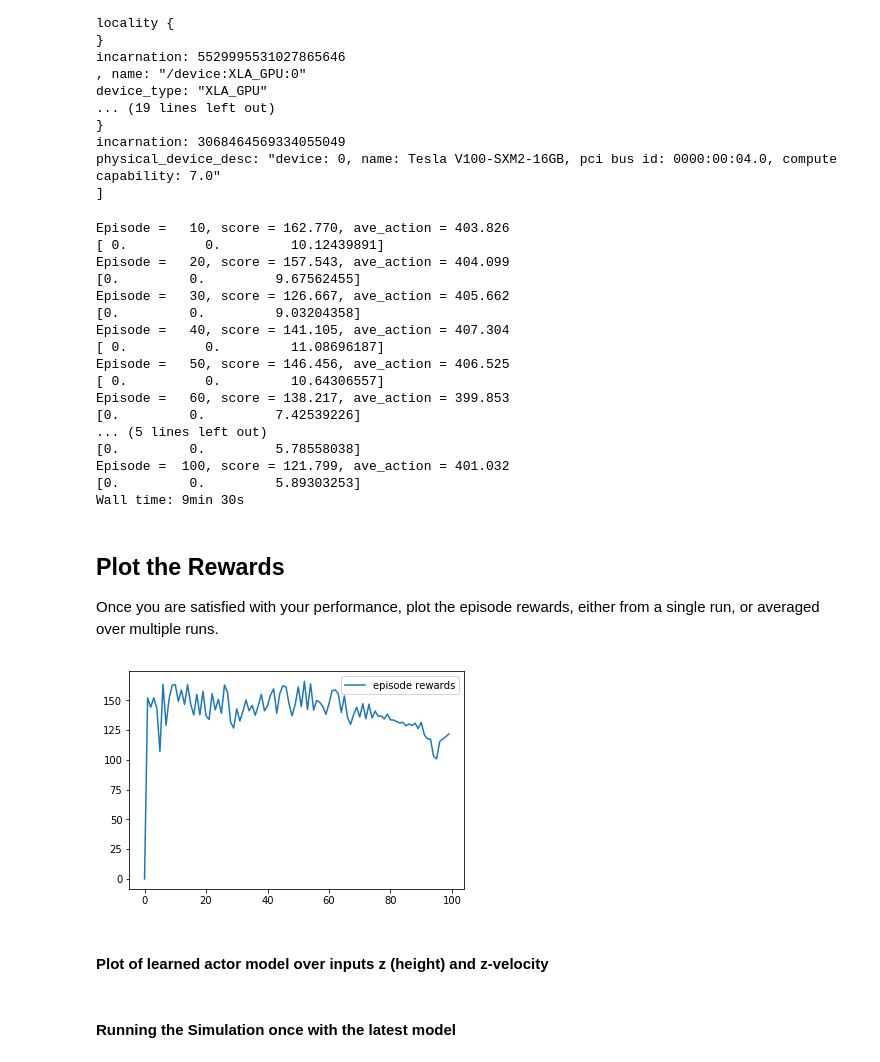
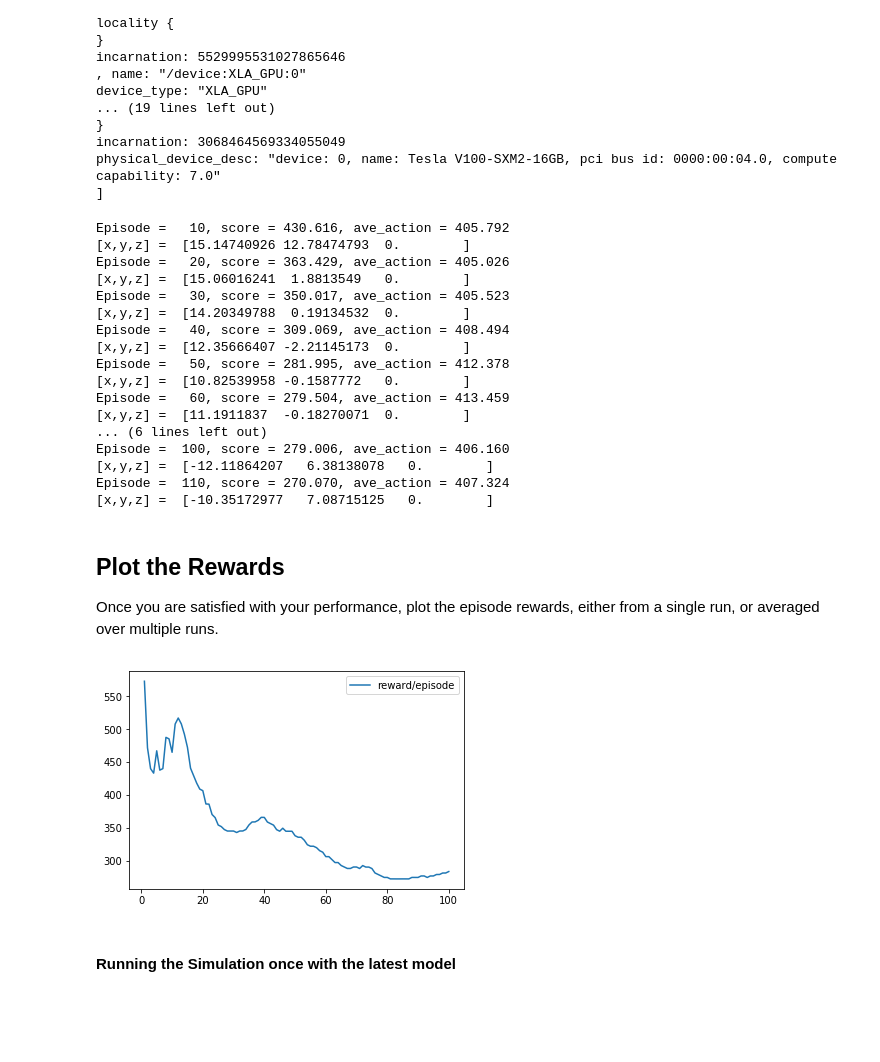
Before and after one commit to Steve--Hunter/RL-Quadcopter-2, a Jupyter notebook: Quadcopter_Project.ipynb, the cells around one changed output. Saved outputs shown, nothing was run; the diff lists cells and outputs as text; code cells hidden in the pictures; blank space fills up the shorter version.

```diff
--- a/Quadcopter_Project.ipynb
+++ b/Quadcopter_Project.ipynb
@@ -272,8 +270,12 @@ from task import Task
 import matplotlib.pyplot as plt
 %matplotlib inline
 
+reward_log = "reward.txt"
+reward_labels = ['episode', 'reward']
+reward_results = {x : [] for x in reward_labels}
 
-num_episodes = 100
+
+num_episodes = 500
 target_pos = np.array([0., 0., 10.])
 init_pose = np.array([0.,0.,10.,0.,0.,0.])
 
@@ -299,40 +301,43 @@ for i_episode in range(1, num_episodes+1):
             if i_episode % 10 == 0:
                 print("Episode = {:4d}, score = {:7.3f}, ave_action = {:7.3f}\n".format(
                     i_episode, agent.score, action_total/action_count), end="")
-                print(task.sim.pose[:3]) # [debug]
+                print("[x,y,z] = ",task.sim.pose[:3]) # [debug]
 
             break
+    reward_results['episode'].append(i_episode)
+    reward_results['reward'].append(agent.score)
     sys.stdout.flush()
 # %% [output]
-Episode =   10, score = 162.770, ave_action = 403.826
-[ 0.          0.         10.12439891]
-Episode =   20, score = 157.543, ave_action = 404.099
-[0.         0.         9.67562455]
-Episode =   30, score = 126.667, ave_action = 405.662
-[0.         0.         9.03204358]
-Episode =   40, score = 141.105, ave_action = 407.304
-[ 0.          0.         11.08696187]
-Episode =   50, score = 146.456, ave_action = 406.525
-[ 0.          0.         10.64306557]
-Episode =   60, score = 138.217, ave_action = 399.853
-[0.         0.         7.42539226]
-... (5 lines left out)
-[0.         0.         5.78558038]
-Episode =  100, score = 121.799, ave_action = 401.032
-[0.         0.         5.89303253]
-Wall time: 9min 30s
+Episode =   10, score = 430.616, ave_action = 405.792
+[x,y,z] =  [15.14740926 12.78474793  0.        ]
+Episode =   20, score = 363.429, ave_action = 405.026
+[x,y,z] =  [15.06016241  1.8813549   0.        ]
+Episode =   30, score = 350.017, ave_action = 405.523
+[x,y,z] =  [14.20349788  0.19134532  0.        ]
+Episode =   40, score = 309.069, ave_action = 408.494
+[x,y,z] =  [12.35666407 -2.21145173  0.        ]
+Episode =   50, score = 281.995, ave_action = 412.378
+[x,y,z] =  [10.82539958 -0.1587772   0.        ]
+Episode =   60, score = 279.504, ave_action = 413.459
+[x,y,z] =  [11.1911837  -0.18270071  0.        ]
+... (6 lines left out)
+Episode =  100, score = 279.006, ave_action = 406.160
+[x,y,z] =  [-12.11864207   6.38138078   0.        ]
+Episode =  110, score = 270.070, ave_action = 407.324
+[x,y,z] =  [-10.35172977   7.08715125   0.        ]
 # %% [markdown]
 ## Plot the Rewards
 
 Once you are satisfied with your performance, plot the episode rewards, either from a single run, or averaged over multiple runs.
 # %%
-plt.plot(range(len(agent_scores)), agent_scores, label='episode rewards')
+import matplotlib.pyplot as plt
+%matplotlib inline
+
+plt.plot(reward_results['episode'], reward_results['reward'], label='reward/episode')
 plt.legend()
 _ = plt.ylim()
 # %% [output]
-[figure, old version]
+[figure, new version]
-# %% [markdown]
-#### Plot of learned actor model over inputs z (height) and z-velocity
 # %% [markdown]
 #### Running the Simulation once with the latest model
 # %%
```
Also changed, not shown: parts of 16 cells of this notebook, 9 other files.
